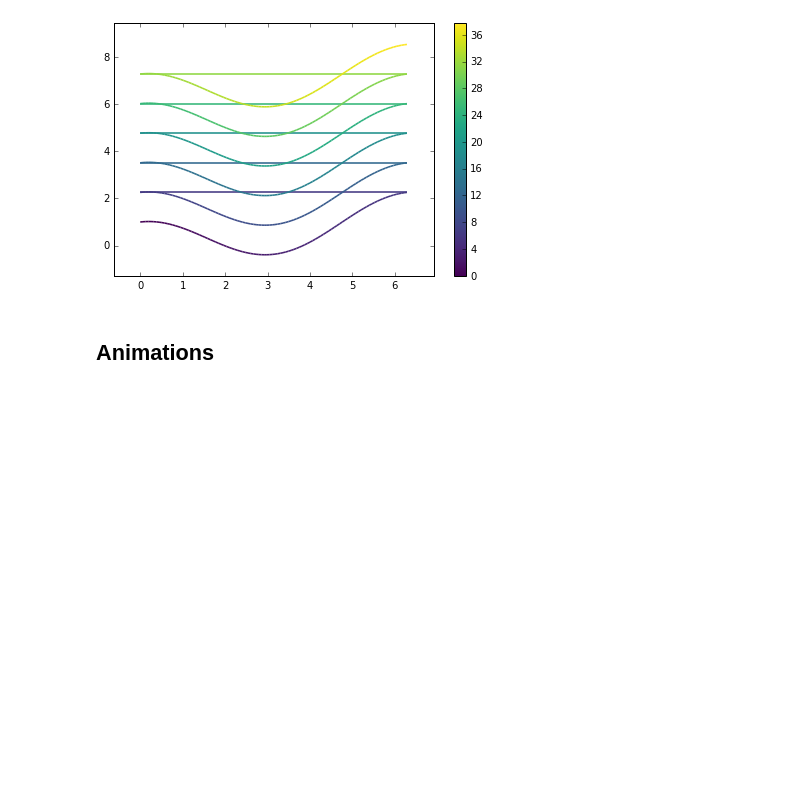
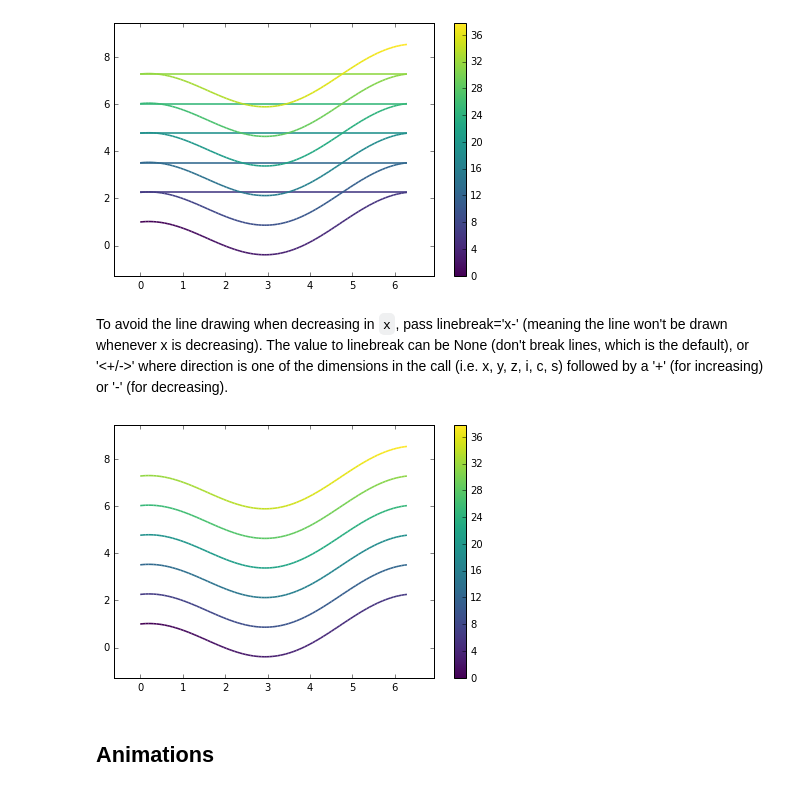
Before and after one commit to kecnry/autofig, a Jupyter notebook: tutorials/basics.ipynb, the cells around one changed output. Drawn from its saved outputs; the diff is of its cells as text; code cells hidden in the pictures; blank space fills up the shorter version.

```diff
--- a/tutorials/basics.ipynb
+++ b/tutorials/basics.ipynb
@@ -417,9 +417,9 @@ autofig.draw(i=3, show=True)
 ### Sorting by Independent Variable
 # %%
 order = [1,4,3,5,2,6]
-t = np.concatenate([np.linspace((i-1)*2*np.pi, i*2*np.pi, 100) for i in order])
-x = np.concatenate([np.linspace(0, 2*np.pi, 100) for i in order])
-y = np.cos(x)+t/5
+t_indep = np.concatenate([np.linspace((i-1)*2*np.pi, i*2*np.pi, 100) for i in order])
+x_indep = np.concatenate([np.linspace(0, 2*np.pi, 100) for i in order])
+y_indep = np.cos(x_indep)+t_indep/5
 # %% [markdown]
 When `i` is not provided, the plots will be drawn in the order of the arrays provided.
 # %%
@@ -437,6 +437,14 @@ autofig.plot(x, y, i=t, c=t, marker='None')
 autofig.draw(show=True)
 # %% [output]
 [figure]
+# %% [markdown]
+To avoid the line drawing when decreasing in `x`, pass linebreak='x-' (meaning the line won't be drawn whenever x is decreasing).  The value to linebreak can be None (don't break lines, which is the default), or '<direction><+/->' where direction is one of the dimensions in the call (i.e. x, y, z, i, c, s) followed by a '+' (for increasing) or '-' (for decreasing).
+# %%
+autofig.reset()
+autofig.plot(x_indep, y_indep, i=t_indep, c=t_indep, marker='None', linebreak='x-')
+autofig.draw(show=True)
+# %% [output]
+[figure, added]
 # %% [markdown]
 ## Animations
 # %% [markdown]
```
Also changed, not shown: parts of 42 cells of this notebook, 6 other files.
